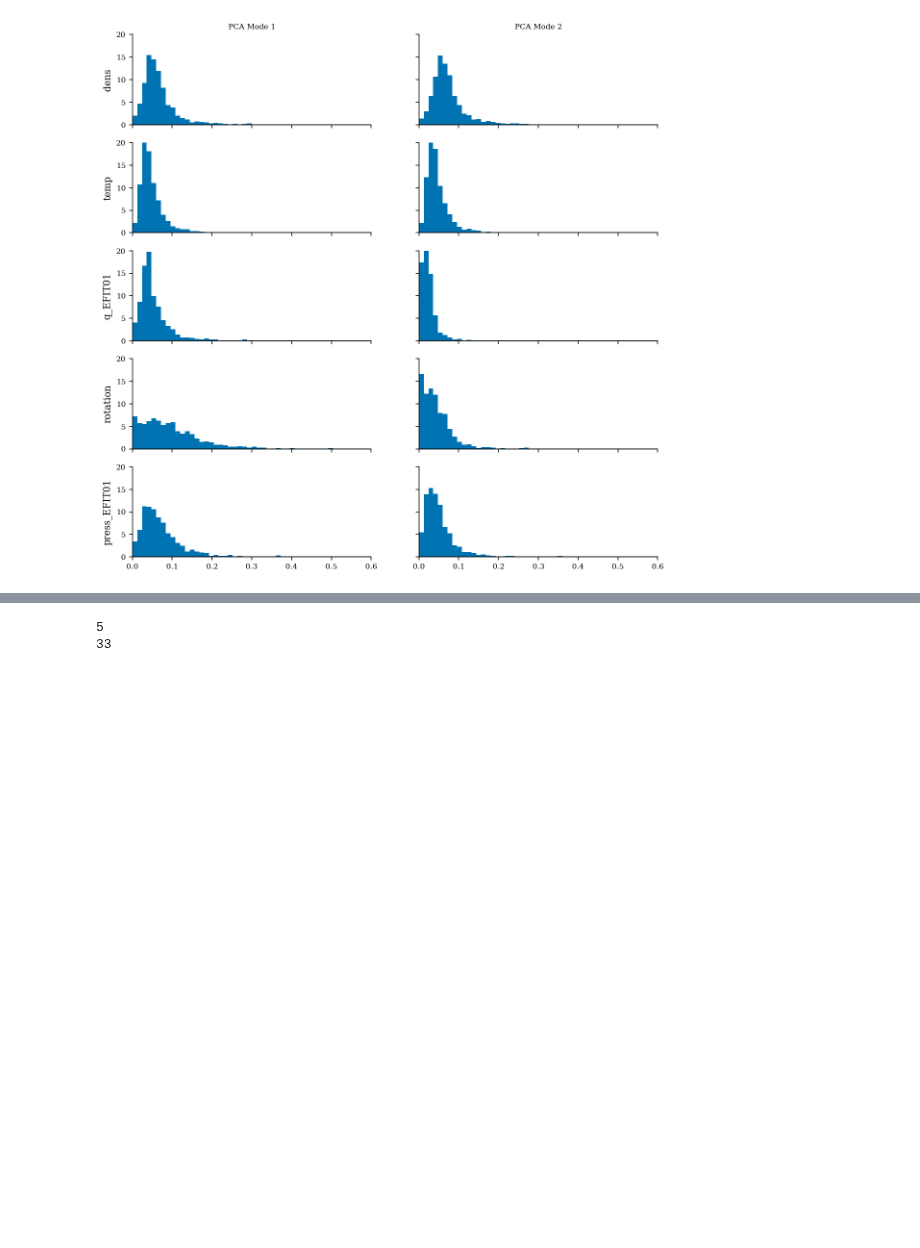
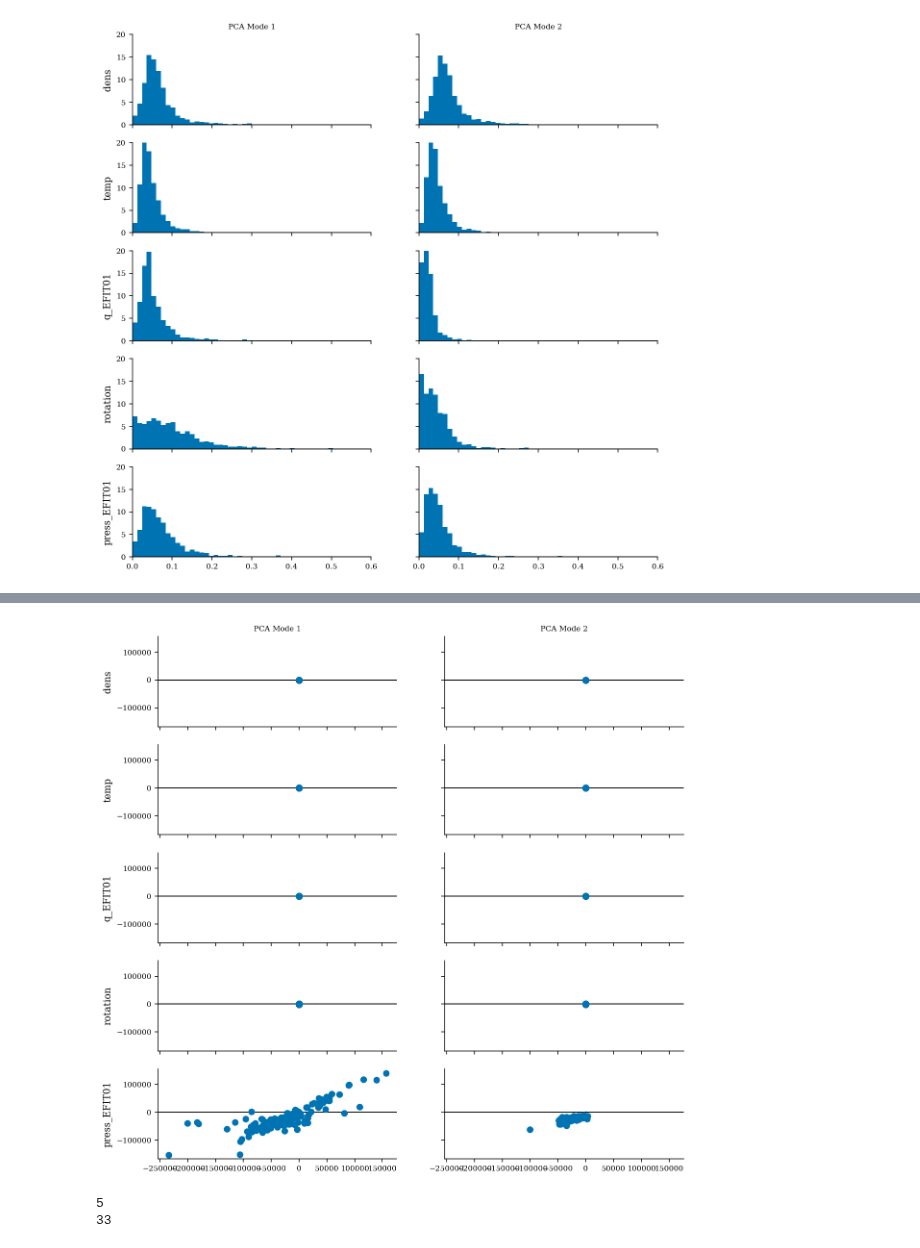
Before and after one commit to PlasmaControl/plasma-profile-predictor, a Jupyter notebook: notebooks/laura_graphs.ipynb, the cells around one changed output, grey strips where cells are left out. Cells and saved outputs as stored; diff of their text form; code cells hidden in the pictures; blank space fills up the shorter version.

```diff
--- a/notebooks/laura_graphs.ipynb
+++ b/notebooks/laura_graphs.ipynb
@@ -955,3 +955,46 @@ for i,profile in enumerate(profiles):
+# %%
+'''denormalized error bar plots'''
+
+indices = [0,33,66,99,132]
+ncols = 2
+ylabels = profiles
+fig, axes = plt.subplots(len(profiles),ncols, sharex=True, sharey=True,figsize=(10,10))
+
+labels = profiles
+for i,profile in enumerate(profiles):
+    base = test_base.to_numpy()[:,indices[i]:indices[i]+33]
+    pred = test_pred.to_numpy()[:,indices[i]:indices[i]+33]
+    num2 = comps_train[profile].transform(base)
+    num3 = comps_train[profile].transform(pred)
+    num2 = (num2 - normalization_dict[profile]['median'])/normalization_dict[profile]['iqr']
+    num3 = (num3 - normalization_dict[profile]['median'])/normalization_dict[profile]['iqr']
+    for j in range(ncols):
+        x_eb = []
+        y_eb = []
+        bar = []
+        for k in range(1513):
+            if k%5 == 0:
+                x_eb.append(num2[:,j][k])
+                y_eb.append(num3[:,j][k])
+                bar.append(sigma_pca[i][:,j][k])
+        errbar = [2*element for element in bar]
+        ax= axes[i,j]
+        ax.errorbar(x_eb,y_eb,yerr=errbar,fmt='o')
+        ax.plot([-8,8], [-8, 8])
+        #ax.text(0.4,0.3,'$\hat{\sigma}^2$' + ' = {:.3f}'.format(pca_og.explained_variance_ratio_[j]),fontsize=labelsize)
+        if j==0:
+            ax.set_ylabel(labels[i], size=labelsize)
+        if i==0:
+            ax.set_title('PCA Mode {}'.format(j+1), size=8)
+        #ax.set_xlabel('$\psi$',size=8)
+        #ax.set_ylim(-8,8)
+        ax.tick_params(axis='both', which='major', labelsize=ticksize)
+        #ax.set_xticks([-8,-7,-6,-5,-4,-3,-2,-1,0,1,2,3,4,5,6,7,8])
+        #ax.set_xlim(-8,8)
+
+        ax.axhline(0,c='k',lw=1)
+# %% [output]
+[figure, added]
 # %%
 '''CAN IGNORE STUFF PAST THIS POINT (old/scratch work)'''
 # %%
```
Also changed, not shown: parts of 1 cell of this notebook.
